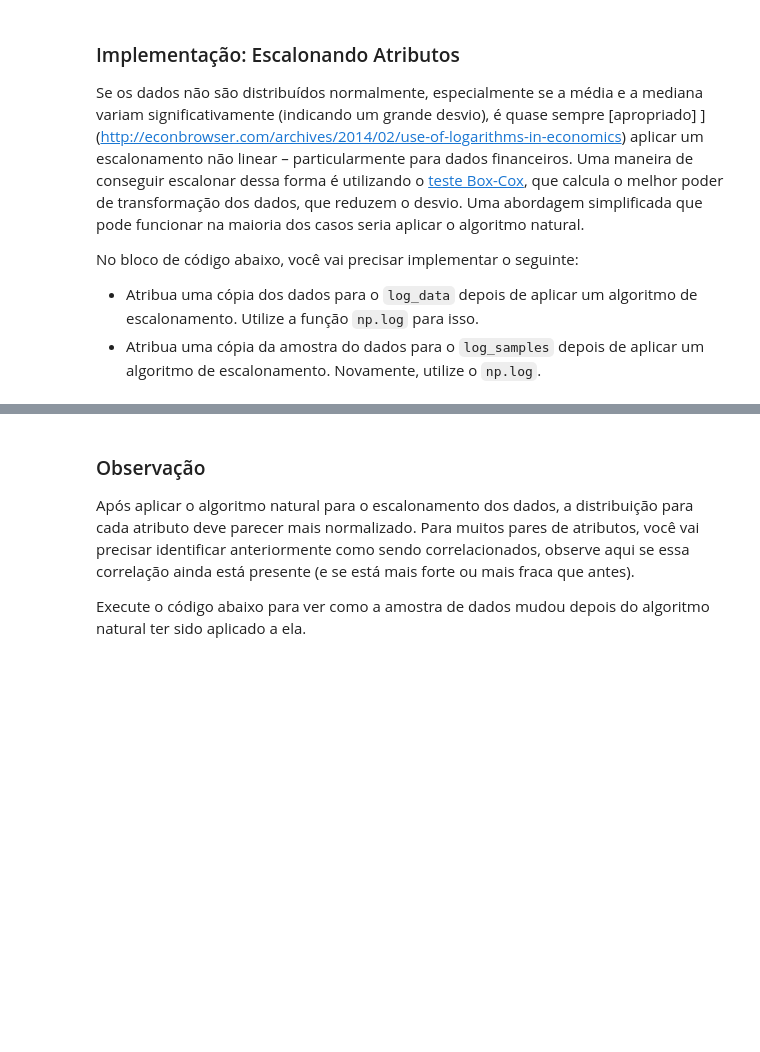
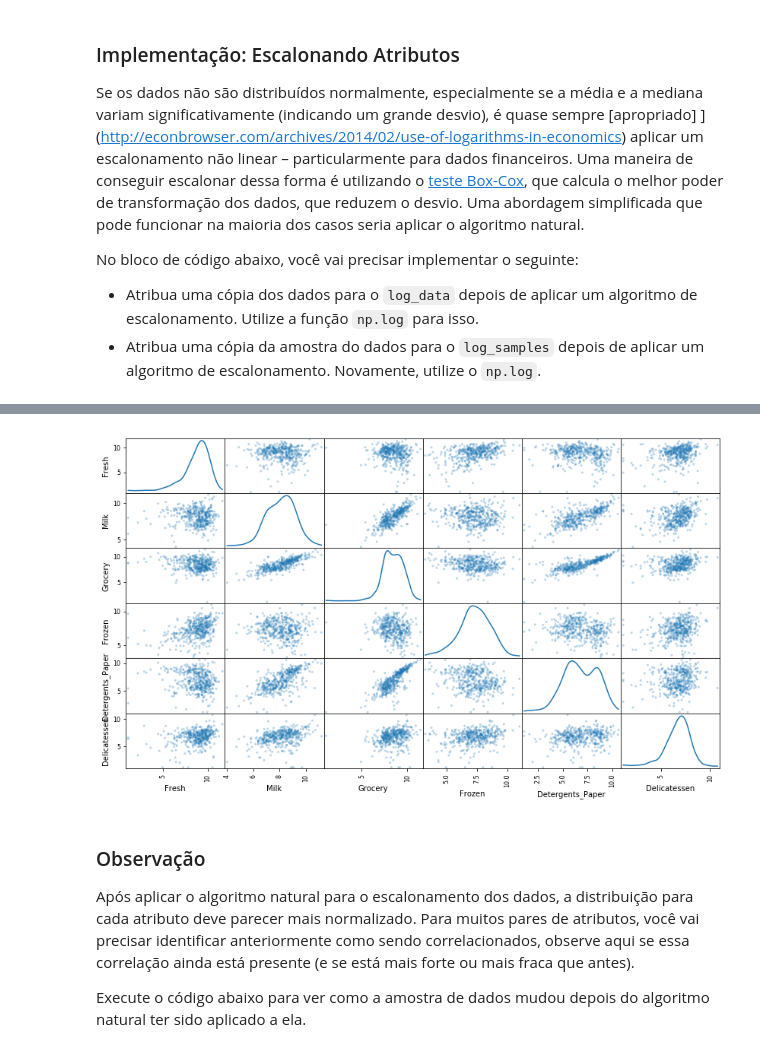
Before and after one commit to brunoitalobenevides/Clustering_DataScience, a Jupyter notebook: customer_segments_PT.ipynb, the cells around one changed output, grey strips where cells are left out. Cells and saved outputs as stored; diff of their text form; code cells hidden in the pictures; blank space fills up the shorter version.

```diff
--- a/customer_segments_PT.ipynb
+++ b/customer_segments_PT.ipynb
@@ -166,10 +186,10 @@ No bloco de código abaixo, você vai precisar implementar o seguinte:
  - Atribua uma cópia da amostra do dados para o `log_samples` depois de aplicar um algoritmo de escalonamento. Novamente, utilize o `np.log`.
 # %%
 # TODO: Escalone os dados utilizando o algoritmo natural
-log_data = pd.DataFrame(np.log(data))
+log_data = np.log(data)
 
 # TODO: Escalone a amostra de dados utilizando o algoritmo natural
-log_samples = pd.DataFrame(np.log(samples)
+log_samples = np.log(samples)
 
 # Produza uma matriz de dispersão para cada par de atributos novos-transformados
 pd.scatter_matrix(log_data, alpha = 0.3, figsize = (14,8), diagonal = 'kde');
@@ -178,3 +197,4 @@ SyntaxError: invalid syntax (<ipython-input-253-0607418441c1>, line 8)
+[figure, added]
 # %% [markdown]
 ### Observação
 Após aplicar o algoritmo natural para o escalonamento dos dados, a distribuição para cada atributo deve parecer mais normalizado. Para muitos pares de atributos, você vai precisar identificar anteriormente como sendo correlacionados, observe aqui se essa correlação ainda está presente (e se está mais forte ou mais fraca que antes).
```
Also changed, not shown: parts of 13 cells of this notebook, 2 other files.
